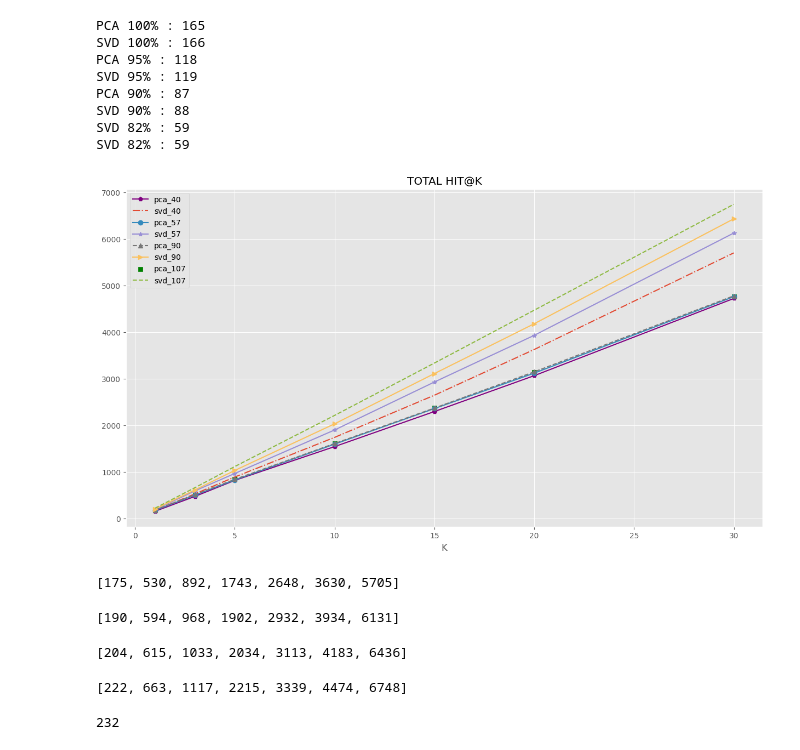
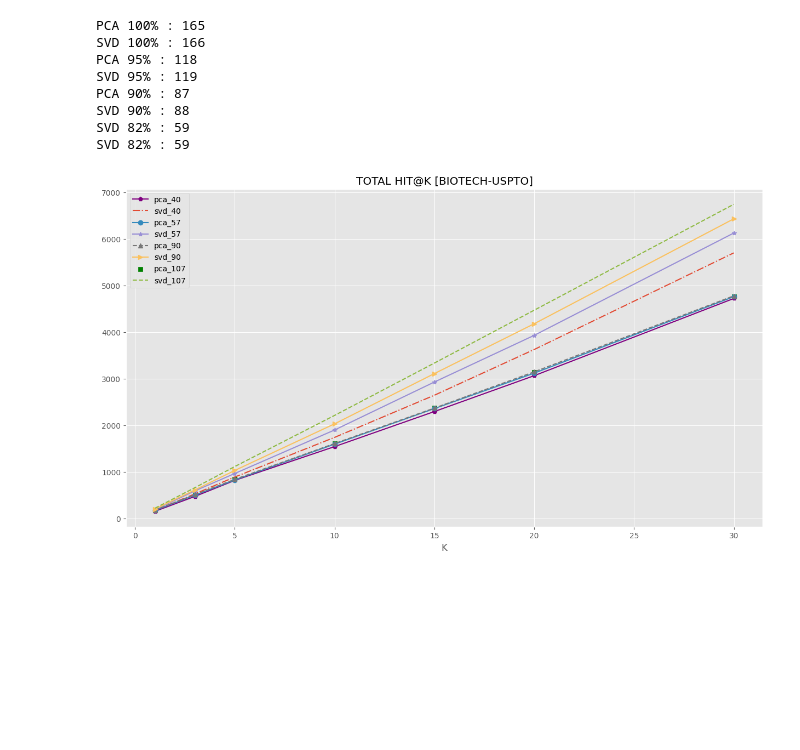
Before and after one commit to malinphy/e_repo, a Jupyter notebook: patent_data_EDA.ipynb, the cells around one changed output. Cells and saved outputs as stored; diff of their text form; code cells hidden in the pictures; blank space fills up the shorter version.

```diff
--- a/patent_data_EDA.ipynb
+++ b/patent_data_EDA.ipynb
@@ -406,44 +406,20 @@ ap_svd_90, hit_svd_90, mrr_svd_90 = metrics_calculator(raw_idx,reduced_idx_svd_1
 ap_pca_107, hit_pca_107, mrr_pca_107 = metrics_calculator(raw_idx,reduced_idx_pca_165, k )
 ap_svd_107, hit_svd_107, mrr_svd_107 = metrics_calculator(raw_idx,reduced_idx_svd_165, k )
 # %%
-
-
-
-
 # plt.subplot(1,4,2)
 plt.figure(figsize =(15,8))
 plt.plot(k,hit_pca_40, '-p', color = 'purple')
 plt.plot(k,hit_svd_40, '-.')
 plt.plot(k,hit_pca_57, '-o')
 plt.plot(k,hit_svd_57, '-*')
 plt.plot(k,hit_pca_90, '--^')
 plt.plot(k,hit_svd_90, '>-')
 plt.scatter(k,hit_pca_107, marker ='s',color= 'green')
 plt.plot(k,hit_svd_107, '--')
 # plt.scatter(k,hit_svd_90, marker = 's', color= 'green')
 
-plt.title('TOTAL HIT@K')
+plt.title('TOTAL HIT@K [BIOTECH-USPTO]')
 plt.legend(['pca_40','svd_40','pca_57','svd_57','pca_90','svd_90','pca_107','svd_107'])
 plt.xlabel('K');
 # %% [output]
-[figure, old version]
+[figure, new version]
-# %%
-hit_svd_40
-# %% [output]
-[175, 530, 892, 1743, 2648, 3630, 5705]
-# %%
-hit_svd_57
-# %% [output]
-[190, 594, 968, 1902, 2932, 3934, 6131]
-# %%
-hit_svd_90
-# %% [output]
-[204, 615, 1033, 2034, 3113, 4183, 6436]
-# %%
-hit_svd_107
-# %% [output]
-[222, 663, 1117, 2215, 3339, 4474, 6748]
-# %%
-len(title_pca_59)
-# %% [output]
-232
```
Also changed, not shown: parts of 3 cells of this notebook.
